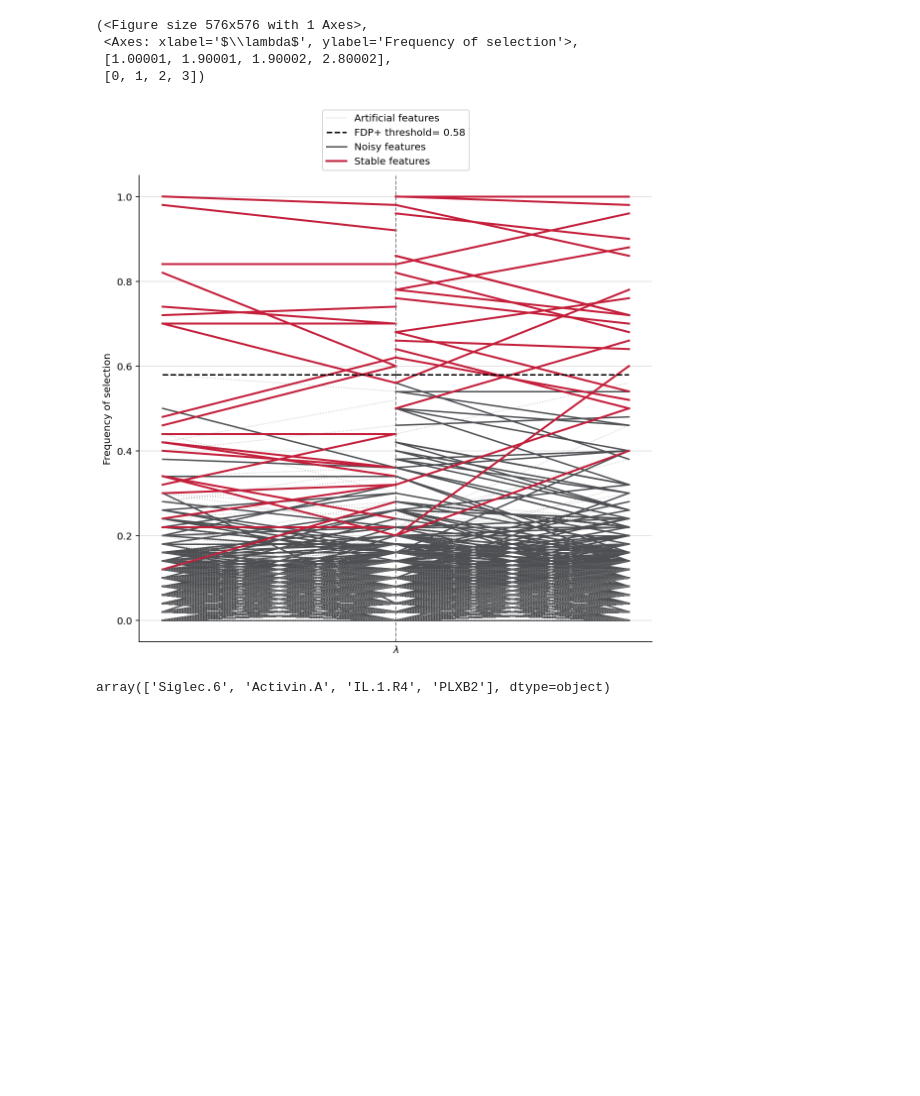
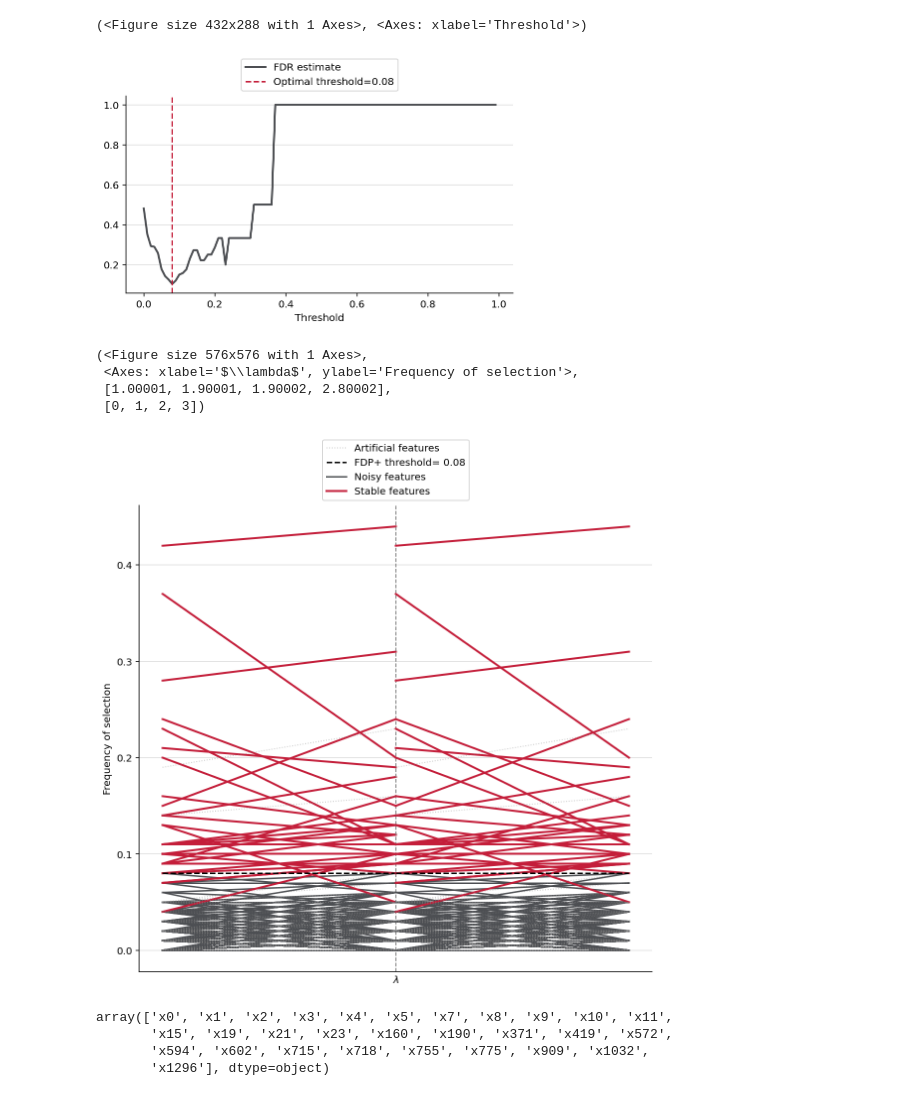
Before and after one commit to gregbellan/Stabl, a Jupyter notebook: Forests.ipynb, the cells around one changed output. Saved outputs shown, nothing was run; the diff lists cells and outputs as text; code cells hidden in the pictures; blank space fills up the shorter version.

```diff
--- a/Forests.ipynb
+++ b/Forests.ipynb
@@ -113,26 +146,22 @@ array(['Siglec.6', 'Activin.A', 'IL.1.R4', 'PLXB2'], dtype=object)
 # %%
-X_train_ool, X_valid_ool, y_train_ool, y_valid_ool, ids_ool, task_type_ool = data.load_onset_of_labor_cv("Sample Data/Onset of Labor")
-
-from xgboost import XGBRegressor
-xgb = XGBRegressor(n_estimators=100, random_state=random_state)
-
 grid = {'max_depth': [3, 5], 'reg_lambda': [0.1, 1]}
 
-stabl_regression = Stabl(
-    base_estimator=clone(xgb),
+stabl_class = Stabl(
+    base_estimator=clone(xgb_classifier),
     lambda_grid=grid,
     artificial_type="knockoff",
     artificial_proportion=1,
-    n_bootstraps=50,
+    n_bootstraps=100,
     random_state=random_state,
     verbose=1,
 )
 
-prot_std = pd.DataFrame(
-    data=preprocessing.fit_transform(X_train_ool["Proteomics"]),
-    index=X_train_ool["Proteomics"].index,
-    columns=preprocessing.get_feature_names_out()
+overall_pipe = Pipeline(
+    steps=[
+        ("preprocessing", preprocessing),
+        ("feature_selection", stabl_class),
+        ("final_model", XGBClassifier())
+    ]
 )
 
-prot_std = prot_std.iloc[:300, :]
-y_train_ool = y_train_ool.iloc[:300]
+overall_pipe.fit(X_train, y_train)
@@ -164,12 +186,20 @@ plot_fdr_graph(stabl_regression, figsize=(6, 4))
-# %%
-plot_stabl_path(stabl_regression, figsize=(4,8))
-# %% [output]
-(<Figure size 576x576 with 1 Axes>,
- <Axes: xlabel='$\\lambda$', ylabel='Frequency of selection'>,
- [1.00001, 1.90001, 1.90002, 2.80002],
- [0, 1, 2, 3])
-[figure, removed]
-# %%
-stabl_regression.get_feature_names_out()
-# %% [output]
-array(['Siglec.6', 'Activin.A', 'IL.1.R4', 'PLXB2'], dtype=object)
+# %%
+plot_fdr_graph(stabl_class, figsize=(6, 4))
+# %% [output]
+(<Figure size 432x288 with 1 Axes>, <Axes: xlabel='Threshold'>)
+[figure, added]
+# %%
+plot_stabl_path(stabl_class, figsize=(4,8))
+# %% [output]
+(<Figure size 576x576 with 1 Axes>,
+ <Axes: xlabel='$\\lambda$', ylabel='Frequency of selection'>,
+ [1.00001, 1.90001, 1.90002, 2.80002],
+ [0, 1, 2, 3])
+[figure, added]
+# %%
+stabl_class.get_feature_names_out()
+# %% [output]
+array(['x0', 'x1', 'x2', 'x3', 'x4', 'x5', 'x7', 'x8', 'x9', 'x10', 'x11',
+       'x15', 'x19', 'x21', 'x23', 'x160', 'x190', 'x371', 'x419', 'x572',
+       'x594', 'x602', 'x715', 'x718', 'x755', 'x775', 'x909', 'x1032',
+       'x1296'], dtype=object)
```
Also changed, not shown: parts of 22 cells of this notebook, 3 other files.
